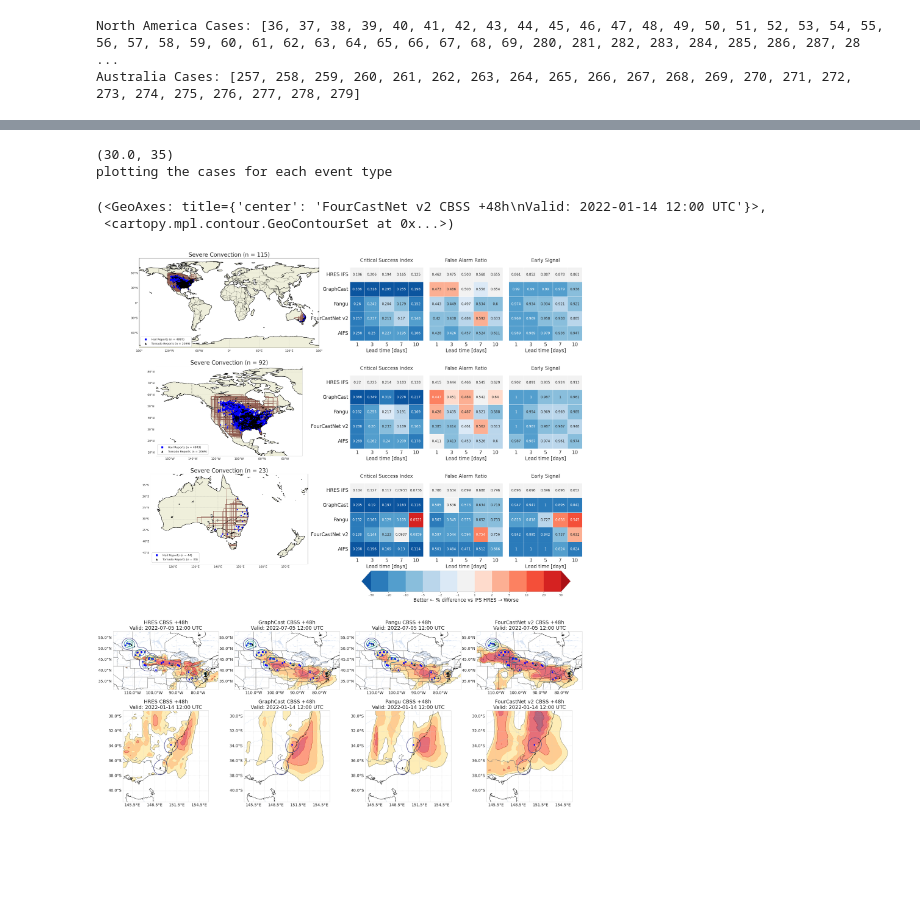
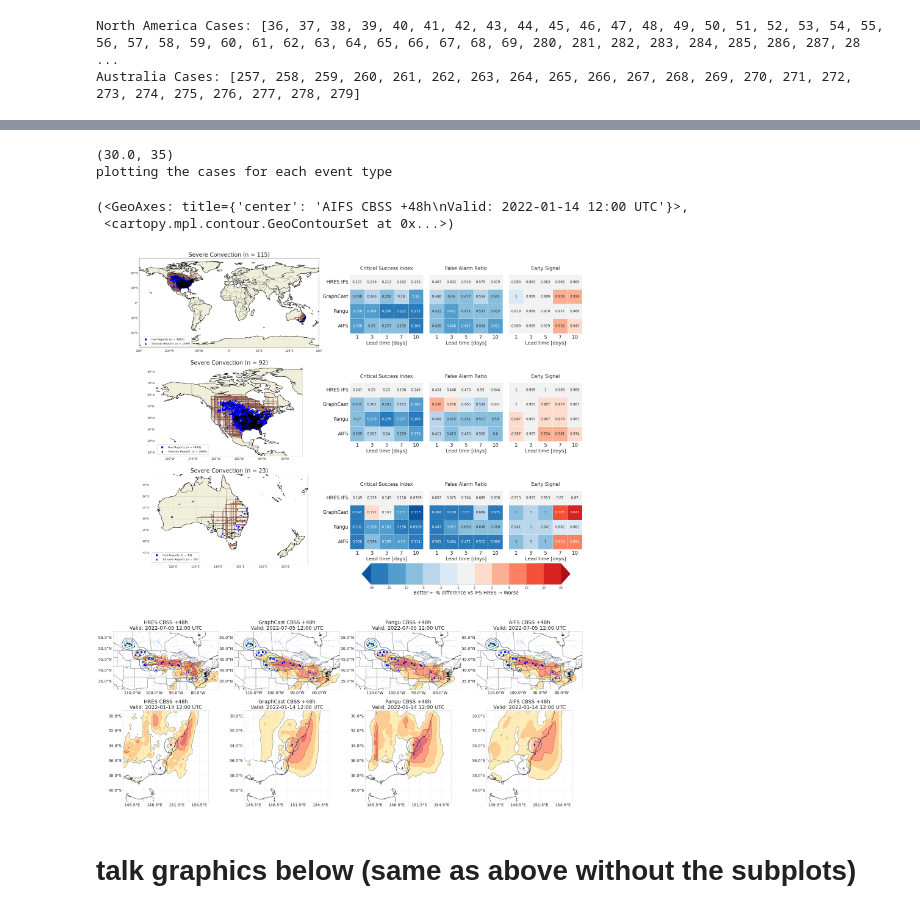
Before and after one commit to amymcgovern/extreme-weather-bench-paper, a Jupyter notebook: notebooks/figure3.ipynb, the cells around one changed output, grey strips where cells are left out. Drawn from its saved outputs; the diff is of its cells as text; code cells hidden in the pictures; blank space fills up the shorter version.

Commit message:
Figure 3 subplots

```diff
--- a/notebooks/figure3.ipynb
+++ b/notebooks/figure3.ipynb
@@ -260,7 +186,7 @@ def get_error_array_for_heatmap(results_array, hres_results, forecast_sources,
             my_mean, my_relative_error = results_utils.compute_relative_error(results_df,
                 forecast_source=forecast_sources[j],
                 comparison_results_df=hres_results,
-                comparison_forecast_source=hres_settings['forecast_source'],
+                comparison_forecast_source=ps.hres_settings['forecast_source'],
                 target_source=target_source,
                 metric=metric, lead_time_days=lead_time_days,
                 higher_is_better=higher_is_better)
@@ -270,7 +196,7 @@ def get_error_array_for_heatmap(results_array, hres_results, forecast_sources,
             na_mean, na_relative_error = results_utils.compute_relative_error(results_df,
                 forecast_source=forecast_sources[j],
                 comparison_results_df=hres_results,
-                comparison_forecast_source=hres_settings['forecast_source'],
+                comparison_forecast_source=ps.hres_settings['forecast_source'],
                 target_source=target_source,
                 metric=metric, lead_time_days=lead_time_days,
                 case_ids=na_case_ids,
@@ -281,7 +207,7 @@ def get_error_array_for_heatmap(results_array, hres_results, forecast_sources,
             au_mean, au_relative_error = results_utils.compute_relative_error(results_df,
                 forecast_source=forecast_sources[j],
                 comparison_results_df=hres_results,
-                comparison_forecast_source=hres_settings['forecast_source'],
+                comparison_forecast_source=ps.hres_settings['forecast_source'],
                 target_source=target_source,
                 metric=metric, lead_time_days=lead_time_days,
                 case_ids=au_case_ids,
@@ -301,12 +227,11 @@ target_source = 'practically_perfect_hindcast'
 
 lead_time_days = [1, 3, 5, 7, 10]
 
-severe_results_array = [hres_severe_results, fourv2_severe_results,
-    gc_severe_results, pang_severe_results, aifs_severe_results]
-forecast_source = [hres_ifs_settings['forecast_source'],
-    fourv2_gfs_settings['forecast_source'],
-    gc_gfs_settings['forecast_source'], pangu_gfs_settings['forecast_source'],
-    aifs_ifs_settings['forecast_source']]
+severe_results_array = [hres_severe_results, gc_severe_results, pang_severe_results, aifs_severe_results]
+forecast_source = [ps.hres_settings['forecast_source'],
+    ps.gc_bb_ifs_settings['forecast_source'],
+    ps.pangu_bb_ifs_settings['forecast_source'],
+    ps.aifs_ifs_settings['forecast_source']]
 
 (global_severe_error, global_rel_severe_error, na_severe_error, na_rel_severe_error, au_severe_error, au_rel_severe_error) = \
     get_error_array_for_heatmap(severe_results_array, hres_severe_results,
@@ -325,10 +250,11 @@ def get_pph_outputs(ewb_case, forecast_source):
     return pph
 # %%
 import pickle
-hres_graphics = pickle.load(open(basepath + "saved_data/hres_graphics.pkl", "rb"))
-gc_graphics = pickle.load(open(basepath + "saved_data/gc_graphics.pkl", "rb"))
-pang_graphics = pickle.load(open(basepath + "saved_data/pang_graphics.pkl", "rb"))
-fourv2_graphics = pickle.load(open(basepath + "saved_data/fourv2_graphics.pkl", "rb"))
+# import the smaller graphics files used just for the paper (the full files take forever to load)
+hres_graphics = pickle.load(open(basepath + "saved_data/hres_graphics_paper.pkl", "rb"))
+gc_graphics = pickle.load(open(basepath + "saved_data/gc_bb_graphics_paper.pkl", "rb"))
+pang_graphics = pickle.load(open(basepath + "saved_data/pang_bb_graphics_paper.pkl", "rb"))
+aifs_graphics = pickle.load(open(basepath + "saved_data/aifs_bb_graphics_paper.pkl", "rb"))
 # %%
 def get_lsr_from_case_op(my_case, case_operators_with_targets_established):
     for (id, case_info) in case_operators_with_targets_established:
@@ -606,7 +423,7 @@ severe_settings = {}
 severe_settings["subplot_titles"] = severe_display_str
 severe_settings["metric_str"] = severe_metric_str
 severe_settings["lead_time_days"] = lead_time_days
-severe_settings["model_order"] = ["HRES IFS", "GraphCast", "Pangu", "FourCastNet v2", "AIFS"]
+severe_settings["model_order"] = ["HRES IFS", "GraphCast", "Pangu", "AIFS"]
 
 # second column of figure 2 shows the scorecard
 plot_utils.plot_heatmap(
@@ -636,37 +453,39 @@ plot_utils.plot_heatmap(
 my_id = 318
 my_case = ewb_cases.select_cases("case_id_number", my_id).cases[0]
 my_lsr = get_lsr_from_case_op(my_case, case_operators_with_targets_established)
 
 cbss_hres, pph_hres = hres_graphics[my_id, "cbss"], hres_graphics[my_id, "pph"]
 cbss_gc, pph_gc = gc_graphics[my_id, "cbss"], gc_graphics[my_id, "pph"]
 cbss_pang, pph_pang = pang_graphics[my_id, "cbss"], pang_graphics[my_id, "pph"]
-cbss_fourv2, pph_fourv2 = fourv2_graphics[my_id, "cbss"], fourv2_graphics[my_id, "pph"]
+cbss_aifs, pph_aifs = aifs_graphics[my_id, "cbss"], aifs_graphics[my_id, "pph"]
 
 plot_cbss_pph_panel(cbss_hres, pph_hres, my_case, lsrs=my_lsr, ax=axs[3, 0], title="HRES", lead_time_hours=48)
 plot_cbss_pph_panel(cbss_gc, pph_gc, my_case, lsrs=my_lsr, ax=axs[3, 1], title="GraphCast", lead_time_hours=48)
 plot_cbss_pph_panel(cbss_pang, pph_pang, my_case, lsrs=my_lsr, ax=axs[3, 2], title="Pangu", lead_time_hours=48)
-plot_cbss_pph_panel(cbss_fourv2, pph_fourv2, my_case, lsrs=my_lsr, ax=axs[3, 3], title="FourCastNet v2", lead_time_hours=48)
+plot_cbss_pph_panel(cbss_aifs, pph_aifs, my_case, lsrs=my_lsr, ax=axs[3, 3], title="AIFS", lead_time_hours=48)
 
 # # the bottom row will be australia but we are plotting NA until AUS works
 # # in the 4th row, plot the cbss and pph for all the models
 my_id = 269
 my_case = ewb_cases.select_cases("case_id_number", my_id).cases[0]
 my_lsr = get_lsr_from_case_op(my_case, case_operators_with_targets_established)
 
 cbss_hres, pph_hres = hres_graphics[my_id, "cbss"], hres_graphics[my_id, "pph"]
 cbss_gc, pph_gc = gc_graphics[my_id, "cbss"], gc_graphics[my_id, "pph"]
 cbss_pang, pph_pang = pang_graphics[my_id, "cbss"], pang_graphics[my_id, "pph"]
-cbss_fourv2, pph_fourv2 = fourv2_graphics[my_id, "cbss"], fourv2_graphics[my_id, "pph"]
+cbss_aifs, pph_aifs = aifs_graphics[my_id, "cbss"], aifs_graphics[my_id, "pph"]
 
 plot_cbss_pph_panel(cbss_hres, pph_hres, my_case, lsrs=my_lsr, ax=axs[4, 0], title="HRES", lead_time_hours=48)
 plot_cbss_pph_panel(cbss_gc, pph_gc, my_case, lsrs=my_lsr, ax=axs[4, 1], title="GraphCast", lead_time_hours=48)
 plot_cbss_pph_panel(cbss_pang, pph_pang, my_case, lsrs=my_lsr, ax=axs[4, 2], title="Pangu", lead_time_hours=48)
-plot_cbss_pph_panel(cbss_fourv2, pph_fourv2, my_case, lsrs=my_lsr, ax=axs[4, 3], title="FourCastNet v2", lead_time_hours=48)
+plot_cbss_pph_panel(cbss_aifs, pph_aifs, my_case, lsrs=my_lsr, ax=axs[4, 3], title="AIFS", lead_time_hours=48)
 
-# plt.savefig(basepath + "saved_data/figure3.png", dpi=600, bbox_inches="tight")
+plt.savefig(basepath + "graphics/paper/figure3.png", dpi=300, bbox_inches="tight")
 # %% [output]
 (30.0, 35)
 plotting the cases for each event type
-(<GeoAxes: title={'center': 'FourCastNet v2 CBSS +48h\nValid: 2022-01-14 12:00 UTC'}>,
+(<GeoAxes: title={'center': 'AIFS CBSS +48h\nValid: 2022-01-14 12:00 UTC'}>,
  <cartopy.mpl.contour.GeoContourSet at 0x...>)
-[figure, old version]
+[figure, new version]
+# %% [markdown]
+# talk graphics below (same as above without the subplots)
```
Also changed, not shown: parts of 10 cells of this notebook, 8 other files.
